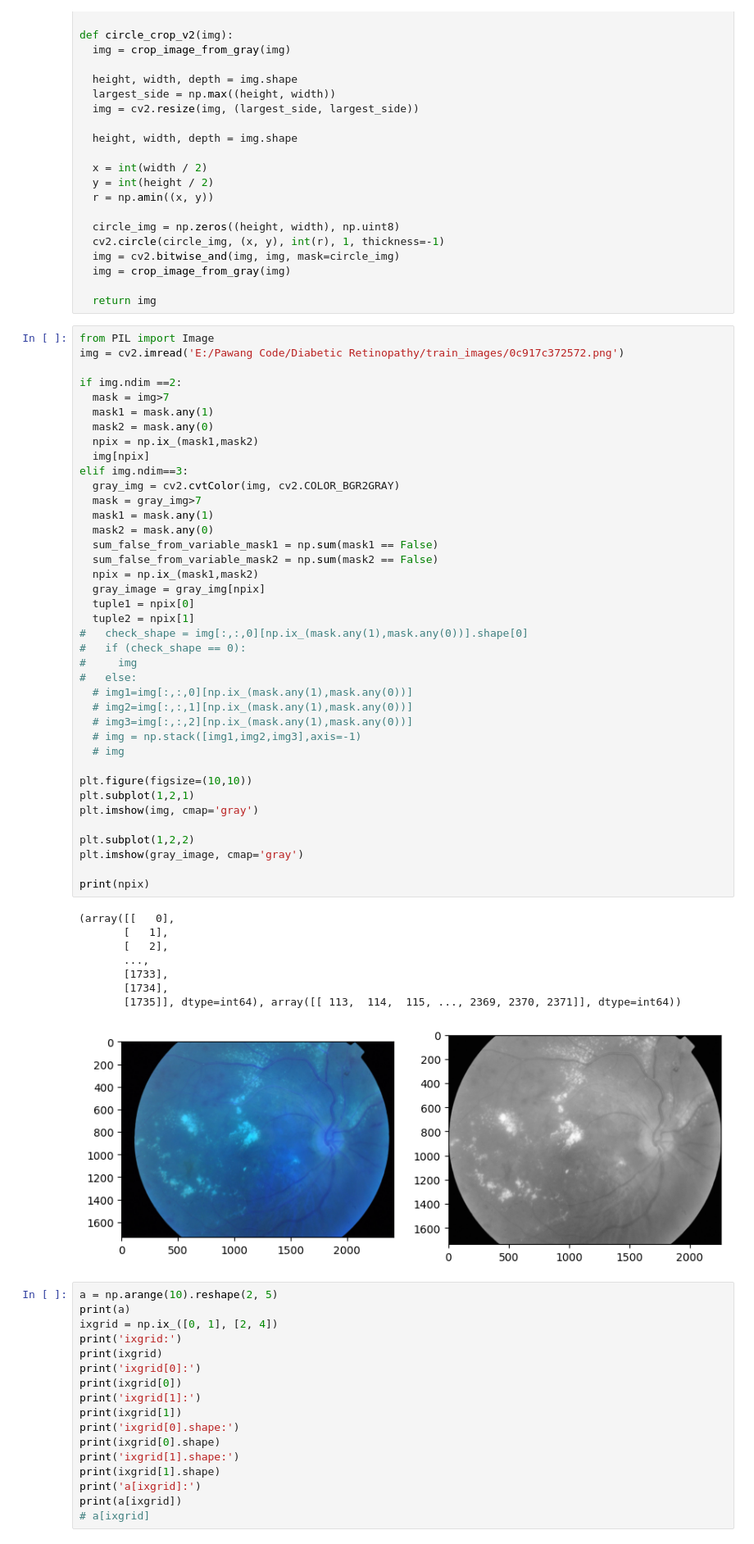
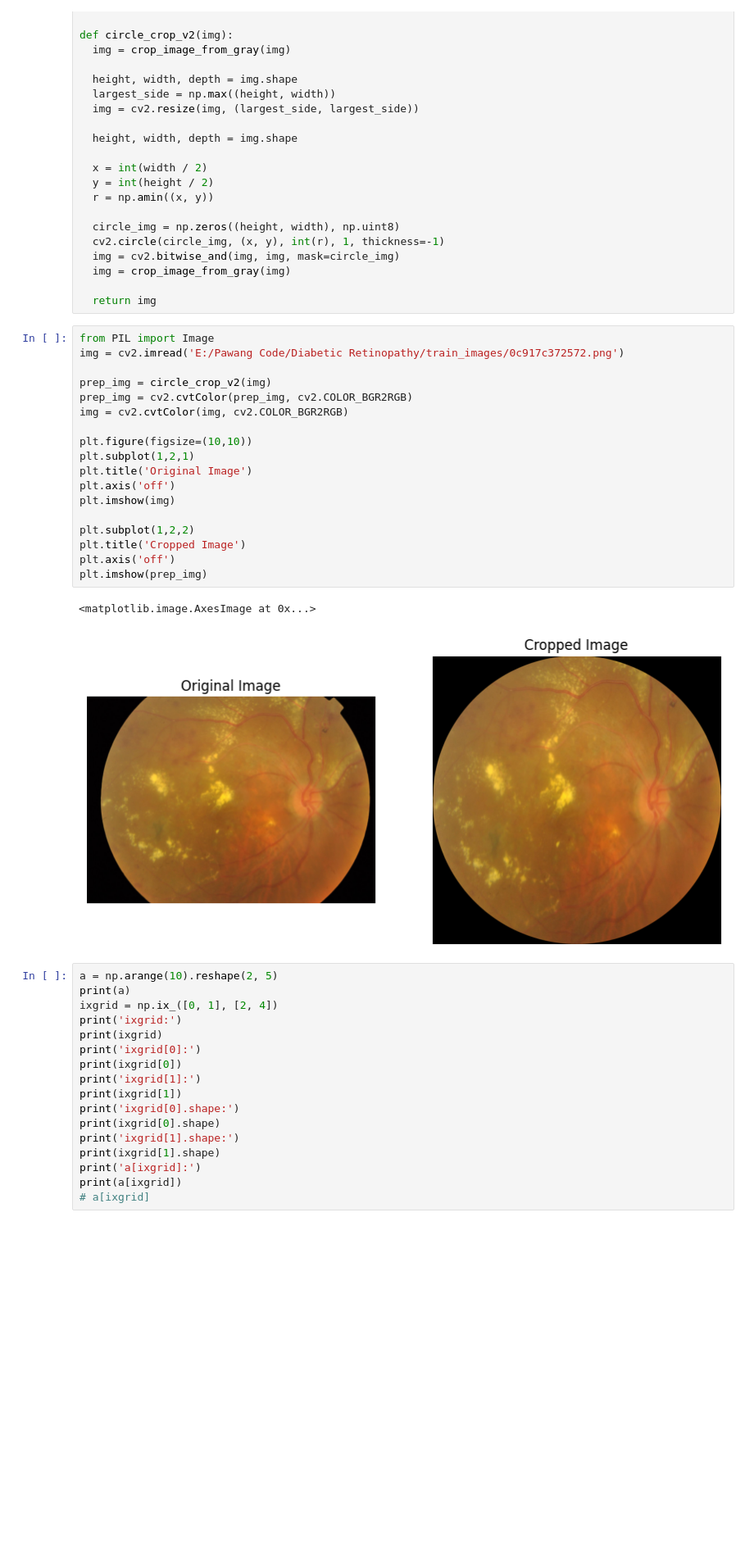
Before and after one commit to Bangik/diabetic-retinopathy-ml, a Jupyter notebook: image-processing/circleCrop.ipynb, the cells around one changed output. Shown at 82% size. Cells and saved outputs as stored; diff of their text form; blank space fills up the shorter version.

Commit message:
circle crop

```diff
--- a/image-processing/circleCrop.ipynb
+++ b/image-processing/circleCrop.ipynb
@@ -84,54 +84,27 @@ def circle_crop_v2(img):
   img = crop_image_from_gray(img)
 
   return img
-# %%
-from PIL import Image
-img = cv2.imread('E:/Pawang Code/Diabetic Retinopathy/train_images/0c917c372572.png')
-
-if img.ndim ==2:
-  mask = img>7
-  mask1 = mask.any(1)
-  mask2 = mask.any(0)
-  npix = np.ix_(mask1,mask2)
-  img[npix]
-elif img.ndim==3:
-  gray_img = cv2.cvtColor(img, cv2.COLOR_BGR2GRAY)
-  mask = gray_img>7
-  mask1 = mask.any(1)
-  mask2 = mask.any(0)
-  sum_false_from_variable_mask1 = np.sum(mask1 == False)
-  sum_false_from_variable_mask2 = np.sum(mask2 == False)
-  npix = np.ix_(mask1,mask2)
-  gray_image = gray_img[npix]
-  tuple1 = npix[0]
-  tuple2 = npix[1]
-#   check_shape = img[:,:,0][np.ix_(mask.any(1),mask.any(0))].shape[0]
-#   if (check_shape == 0):
-#     img
-#   else:
-  # img1=img[:,:,0][np.ix_(mask.any(1),mask.any(0))]
-  # img2=img[:,:,1][np.ix_(mask.any(1),mask.any(0))]
-  # img3=img[:,:,2][np.ix_(mask.any(1),mask.any(0))]
-  # img = np.stack([img1,img2,img3],axis=-1)
-  # img
-
-plt.figure(figsize=(10,10))
-plt.subplot(1,2,1)
-plt.imshow(img, cmap='gray')
-
-plt.subplot(1,2,2)
-plt.imshow(gray_image, cmap='gray')
-
-print(npix)
-# %% [output]
-(array([[   0],
-       [   1],
-       [   2],
-       ...,
-       [1733],
-       [1734],
-       [1735]], dtype=int64), array([[ 113,  114,  115, ..., 2369, 2370, 2371]], dtype=int64))
-[figure, removed]
+# %%
+from PIL import Image
+img = cv2.imread('E:/Pawang Code/Diabetic Retinopathy/train_images/0c917c372572.png')
+
+prep_img = circle_crop_v2(img)
+prep_img = cv2.cvtColor(prep_img, cv2.COLOR_BGR2RGB)
+img = cv2.cvtColor(img, cv2.COLOR_BGR2RGB)
+
+plt.figure(figsize=(10,10))
+plt.subplot(1,2,1)
+plt.title('Original Image')
+plt.axis('off')
+plt.imshow(img)
+
+plt.subplot(1,2,2)
+plt.title('Cropped Image')
+plt.axis('off')
+plt.imshow(prep_img)
+# %% [output]
+<matplotlib.image.AxesImage at 0x...>
+[figure, added]
 # %%
 a = np.arange(10).reshape(2, 5)
 print(a)
```
